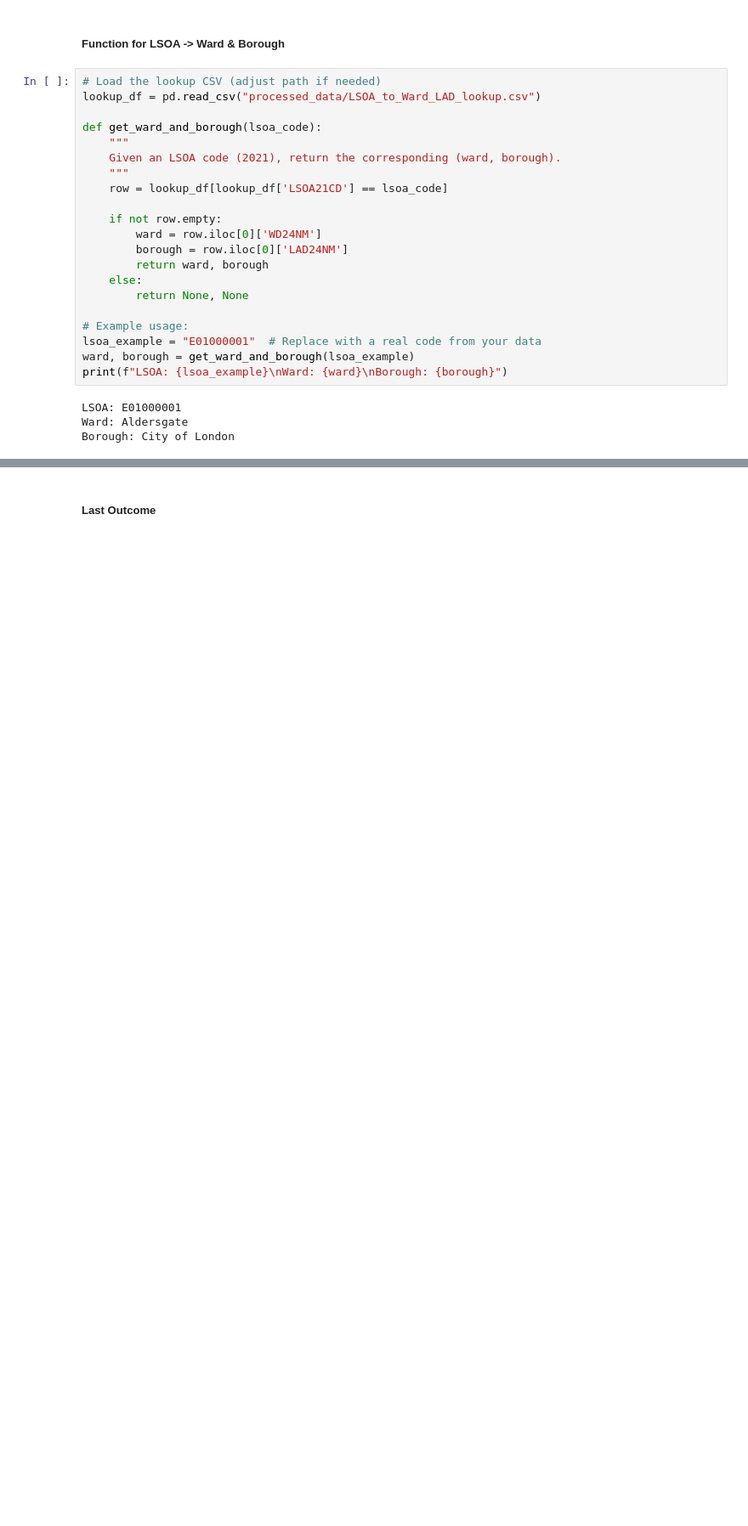
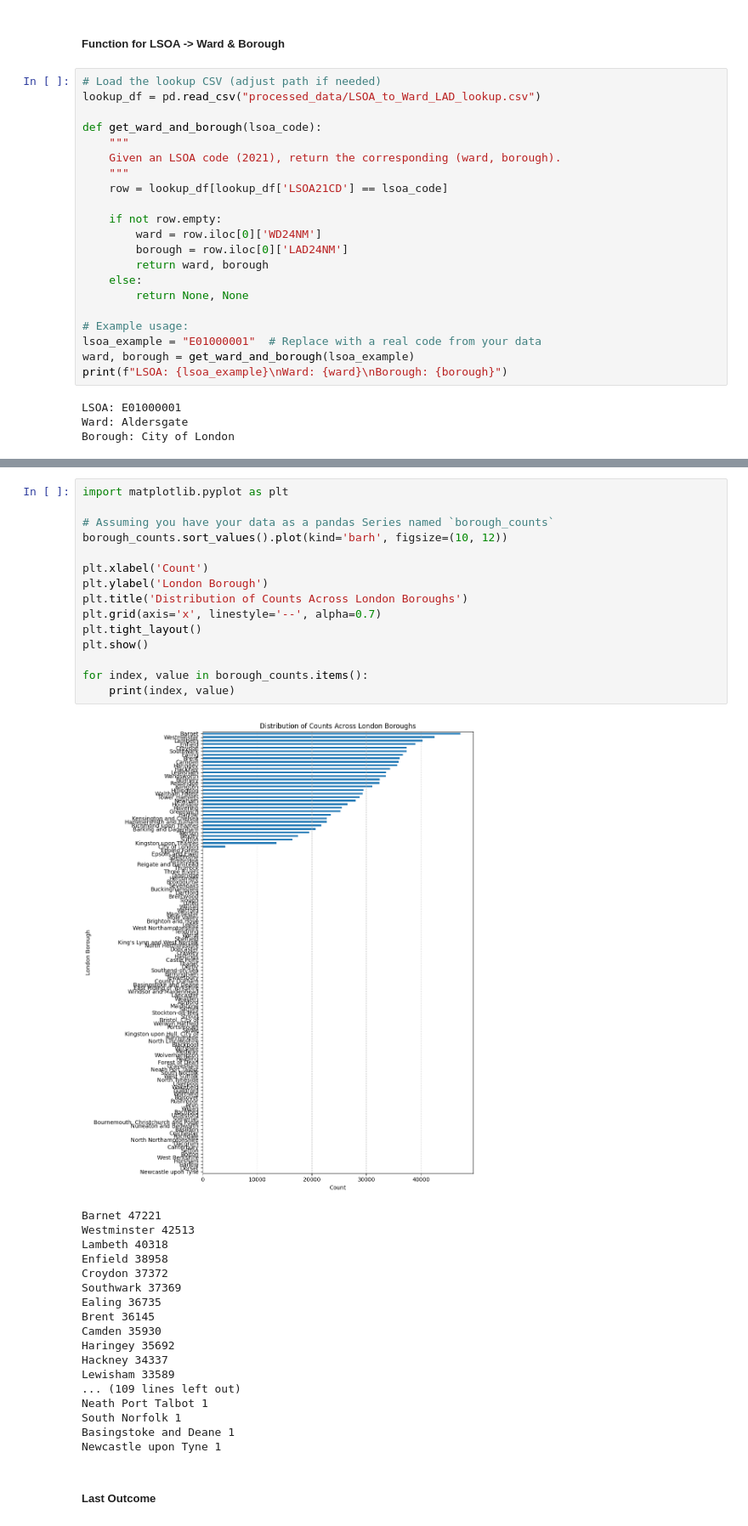
Before and after one commit to skyrimer/ARWCASP, a Jupyter notebook: basic_eda.ipynb, the cells around one changed output, grey strips where cells are left out. Shown at 85% size. Cells and saved outputs as stored; diff of their text form; blank space fills up the shorter version.

```diff
--- a/basic_eda.ipynb
+++ b/basic_eda.ipynb
@@ -248,4 +362,38 @@ Bexley                    17446
 Name: count, dtype: int64
 [figure]
+# %%
+import matplotlib.pyplot as plt
+
+# Assuming you have your data as a pandas Series named `borough_counts`
+borough_counts.sort_values().plot(kind='barh', figsize=(10, 12))
+
+plt.xlabel('Count')
+plt.ylabel('London Borough')
+plt.title('Distribution of Counts Across London Boroughs')
+plt.grid(axis='x', linestyle='--', alpha=0.7)
+plt.tight_layout()
+plt.show()
+
+for index, value in borough_counts.items():
+    print(index, value)
+# %% [output]
+[figure, added]
+Barnet 47221
+Westminster 42513
+Lambeth 40318
+Enfield 38958
+Croydon 37372
+Southwark 37369
+Ealing 36735
+Brent 36145
+Camden 35930
+Haringey 35692
+Hackney 34337
+Lewisham 33589
+... (109 lines left out)
+Neath Port Talbot 1
+South Norfolk 1
+Basingstoke and Deane 1
+Newcastle upon Tyne 1
 # %% [markdown]
 ##### Last Outcome
```
Also changed, not shown: parts of 41 cells of this notebook.
